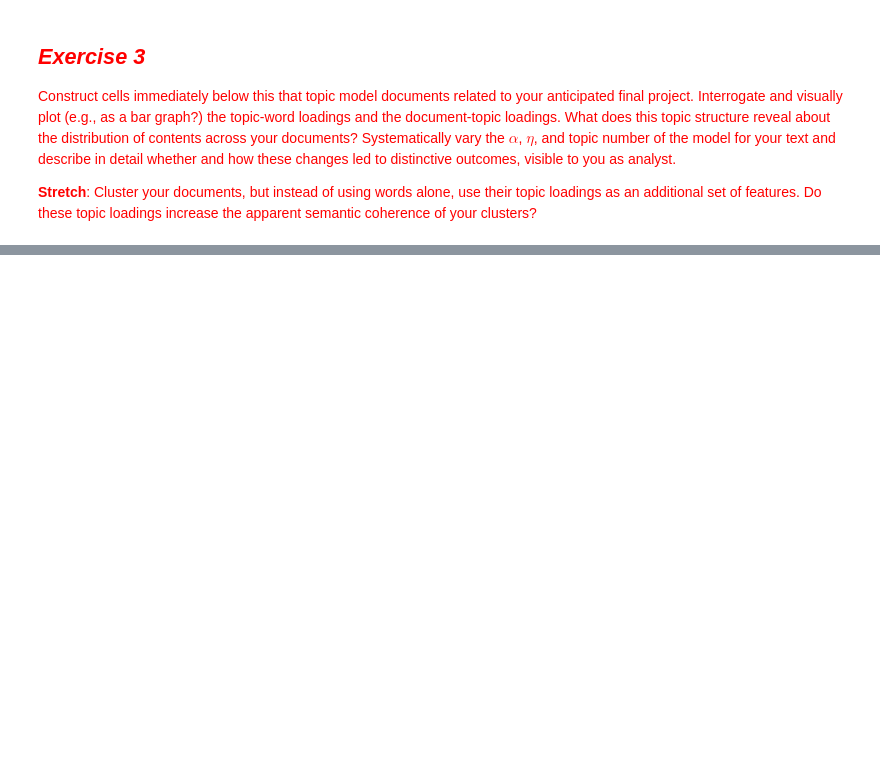
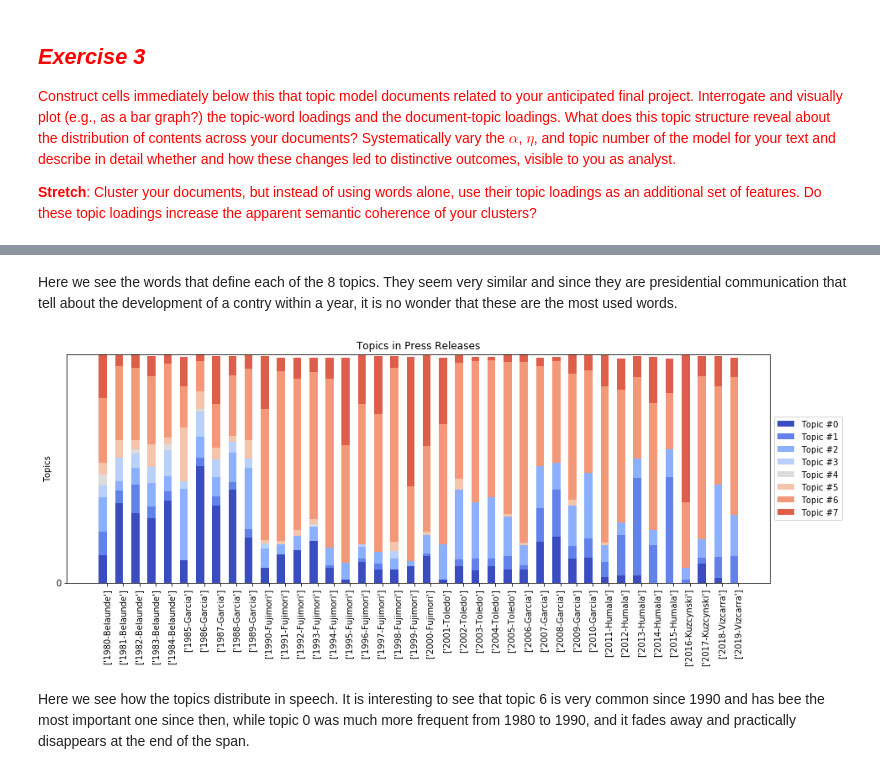
Before and after one commit to ccsuehara/Content-Analysis-2020, a Jupyter notebook: week-6/HW6_doing.ipynb, the cells around one changed output, grey strips where cells are left out. Drawn from its saved outputs; the diff is of its cells as text; code cells hidden in the pictures; blank space fills up the shorter version.

```diff
--- a/week-6/HW6_doing.ipynb
+++ b/week-6/HW6_doing.ipynb
@@ -576,3 +617,41 @@ wordRanksDF
+# %% [markdown]
+Here we see the words that define each of the 8 topics. They seem very similar and since they are presidential communication that tell about the development of a contry within a year, it is no wonder that these are the most used words.
+# %%
+plt.figure(figsize = (15,5))
+
+N = speech_ldaDF.shape[0]
+ind = np.arange(N)
+K = speech_lda.num_topics  # N documents, K topics
+ind = np.arange(N)  # the x-axis locations for the novels
+width = 0.5  # the width of the bars
+plots = []
+height_cumulative = np.zeros(N)
+
+for k in range(K):
+    color = plt.cm.coolwarm(k/K, 1)
+    if k == 0:
+        p = plt.bar(ind, speechDFVis[:, k], width, color=color)
+    else:
+        p = plt.bar(ind, speechDFVis[:, k], width, bottom=height_cumulative, color=color)
+    height_cumulative += speechDFVis[:, k]
+    plots.append(p)
+
+
+plt.ylim((0, 1))  # proportions sum to 1, so the height of the stacked bars is 1
+plt.ylabel('Topics')
+
+plt.title('Topics in Press Releases')
+plt.xticks(ind+width/2, speechDFVisNames, rotation='vertical')
+
+plt.yticks(np.arange(0, 1, 10))
+topic_labels = ['Topic #{}'.format(k) for k in range(K)]
+plt.legend([p[0] for p in plots], topic_labels, loc='center left', frameon=True,  bbox_to_anchor = (1, .5))
+
+plt.show()
+# %% [output]
+[figure, added]
+# %% [markdown]
+Here we see how the topics distribute in speech. It is interesting to see that topic 6 is very common since 1990 and has bee the most important one since then, while topic 0 was much more frequent from 1980 to 1990, and it fades away and practically disappears at the end of the span.
 # %%
 plt.figure(figsize = (15,5))
 plt.pcolor(speechDFVis.T, norm=None, cmap='Blues')
```
Also changed, not shown: parts of 40 cells of this notebook.
